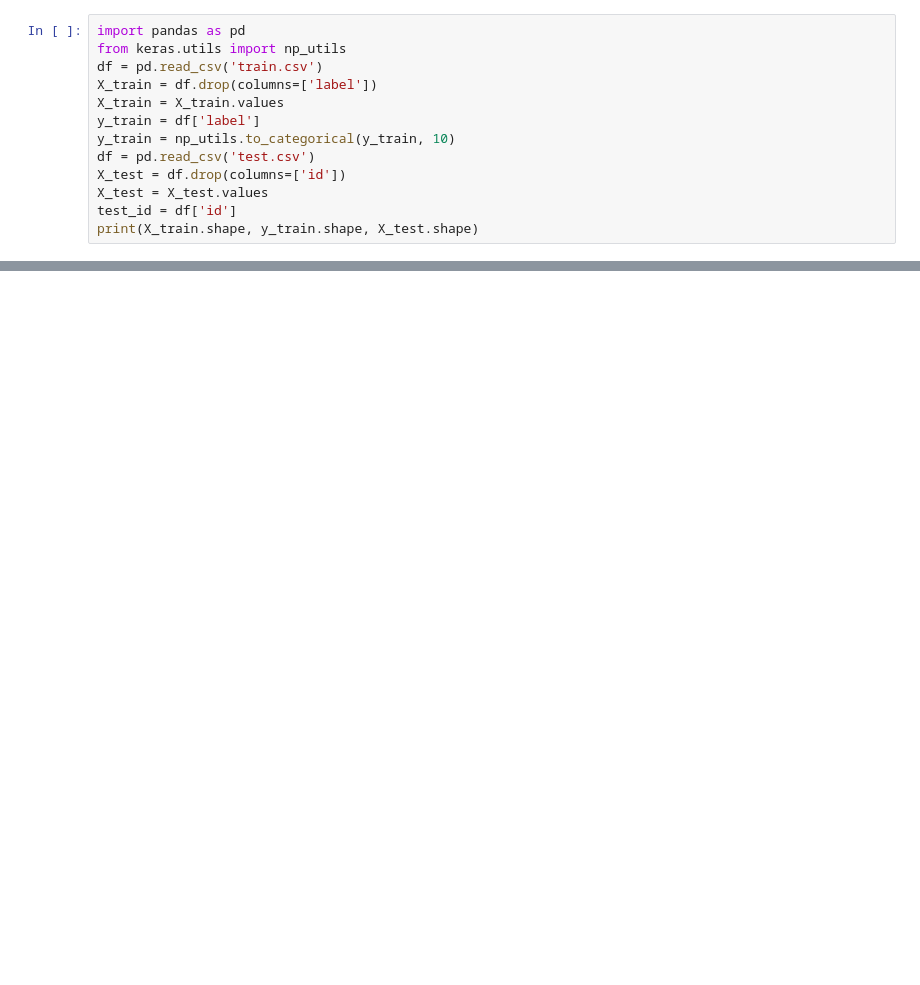
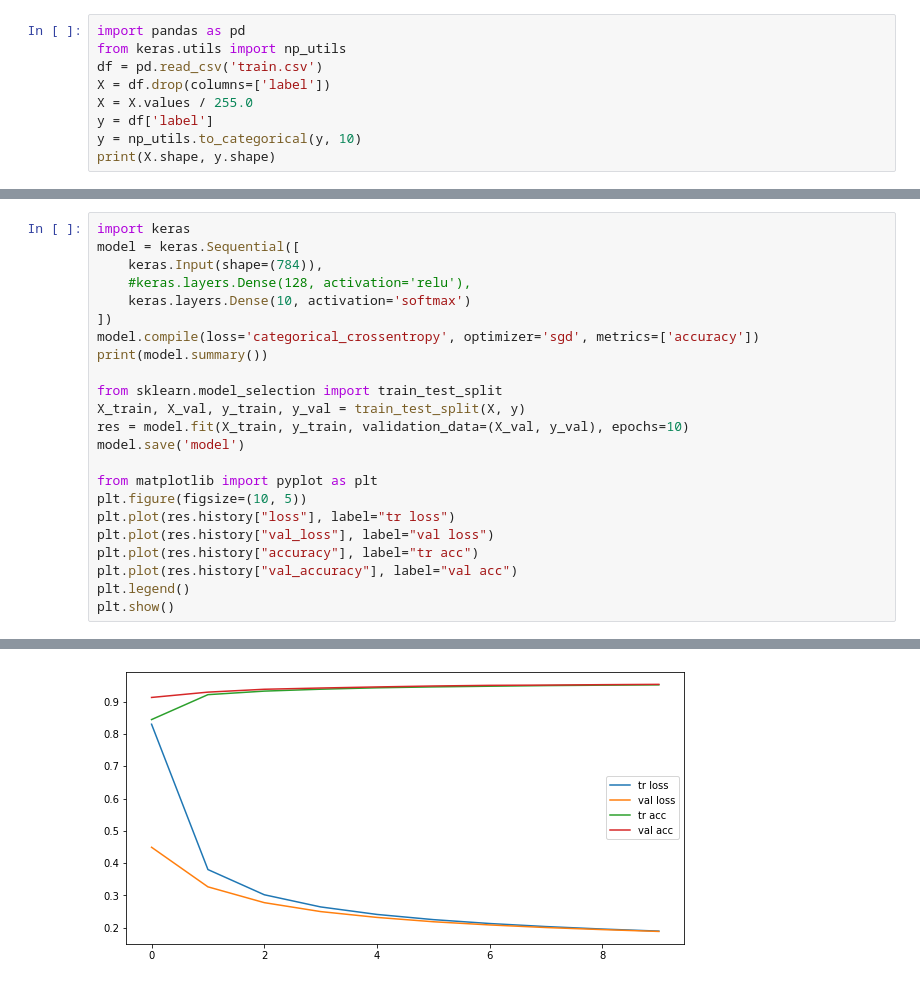
Before and after one commit to Gurdel/nn_keras_kannada_mnist, a Jupyter notebook: keras_mod1.ipynb, the cells around one changed output, grey strips where cells are left out. Saved outputs shown, nothing was run; the diff lists cells and outputs as text; blank space fills up the shorter version.

Commit message:
create models

```diff
--- a/keras_mod1.ipynb
+++ b/keras_mod1.ipynb
@@ -2,13 +2,9 @@
 import pandas as pd
 from keras.utils import np_utils
 df = pd.read_csv('train.csv')
-X_train = df.drop(columns=['label'])
-X_train = X_train.values
-y_train = df['label']
-y_train = np_utils.to_categorical(y_train, 10)
-df = pd.read_csv('test.csv')
-X_test = df.drop(columns=['id'])
-X_test = X_test.values
-test_id = df['id']
-print(X_train.shape, y_train.shape, X_test.shape)
+X = df.drop(columns=['label'])
+X = X.values / 255.0
+y = df['label']
+y = np_utils.to_categorical(y, 10)
+print(X.shape, y.shape)
 # %% [output]
@@ -55,0 +12,24 @@ Epoch 10/10
+# %%
+import keras
+model = keras.Sequential([
+    keras.Input(shape=(784)),
+    #keras.layers.Dense(128, activation='relu'),
+    keras.layers.Dense(10, activation='softmax')
+])
+model.compile(loss='categorical_crossentropy', optimizer='sgd', metrics=['accuracy'])
+print(model.summary())
+
+from sklearn.model_selection import train_test_split
+X_train, X_val, y_train, y_val = train_test_split(X, y)
+res = model.fit(X_train, y_train, validation_data=(X_val, y_val), epochs=10)
+model.save('model')
+
+from matplotlib import pyplot as plt
+plt.figure(figsize=(10, 5))
+plt.plot(res.history["loss"], label="tr loss")
+plt.plot(res.history["val_loss"], label="val loss")
+plt.plot(res.history["accuracy"], label="tr acc")
+plt.plot(res.history["val_accuracy"], label="val acc")
+plt.legend()
+plt.show()
+# %% [output]
@@ -55,0 +53 @@ Epoch 10/10
+[figure, added]
```
Also changed, not shown: parts of 10 cells of this notebook, 3 other files.
